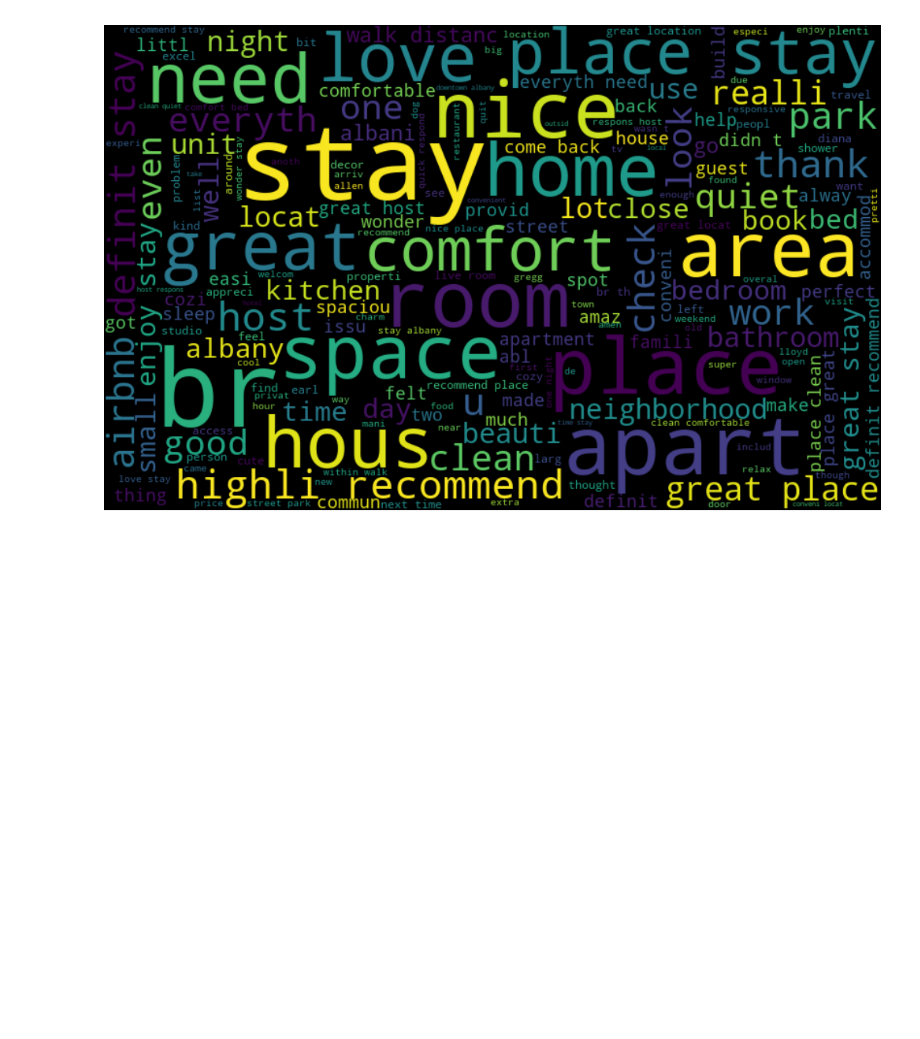
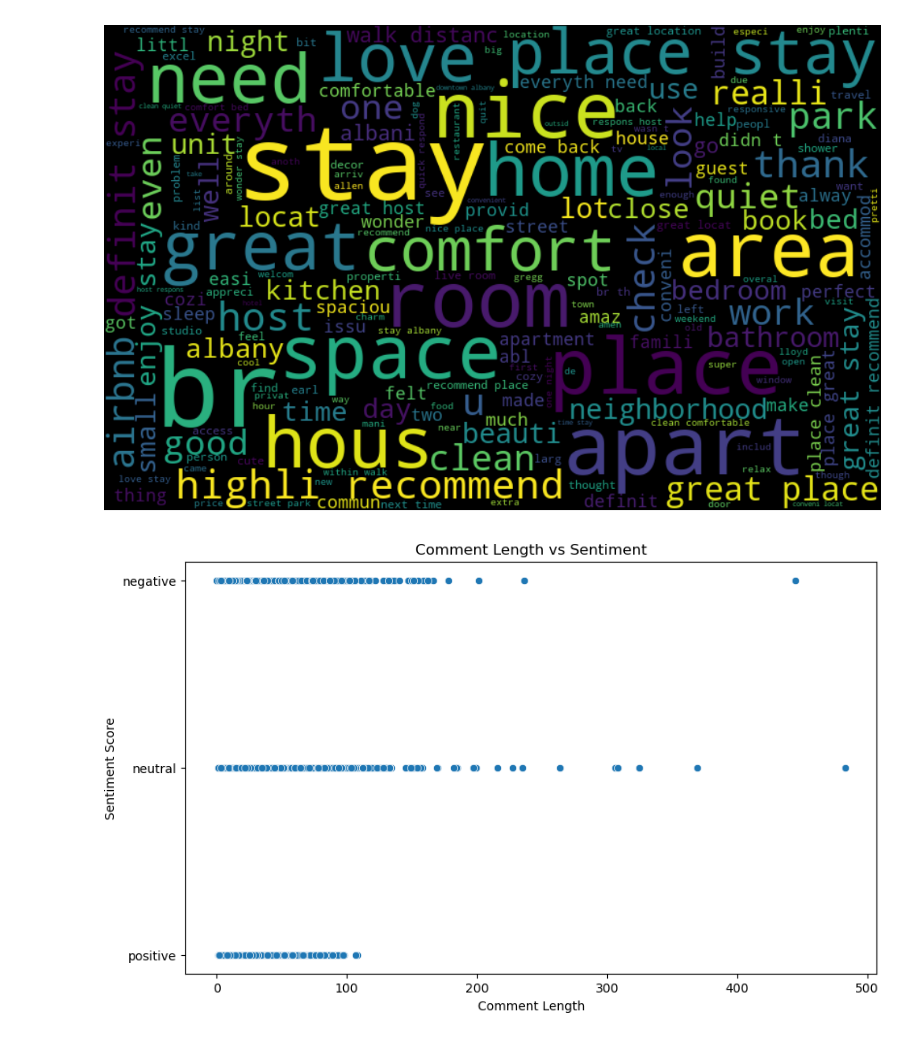
Before and after one commit to bishanbhandari/Data-Science--Text-and-NLP-Projects-, a Jupyter notebook: AirBnb Reviews Analysis/MachineLearning.ipynb, the cells around one changed output. Saved outputs shown, nothing was run; the diff lists cells and outputs as text; code cells hidden in the pictures; blank space fills up the shorter version.

```diff
--- a/AirBnb Reviews Analysis/MachineLearning.ipynb
+++ b/AirBnb Reviews Analysis/MachineLearning.ipynb
@@ -150,3 +160,13 @@ plt.axis('off')
 plt.show()
 # %% [output]
 [figure]
+# %%
+# Comment Length vs Sentiment
+plt.figure(figsize=(10, 6))
+sns.scatterplot(x='comment_length', y='sentiment', data=df)
+plt.title('Comment Length vs Sentiment')
+plt.xlabel('Comment Length')
+plt.ylabel('Sentiment Score')
+plt.show()
+# %% [output]
+[figure, added]
```
Also changed, not shown: parts of 3 cells of this notebook.
